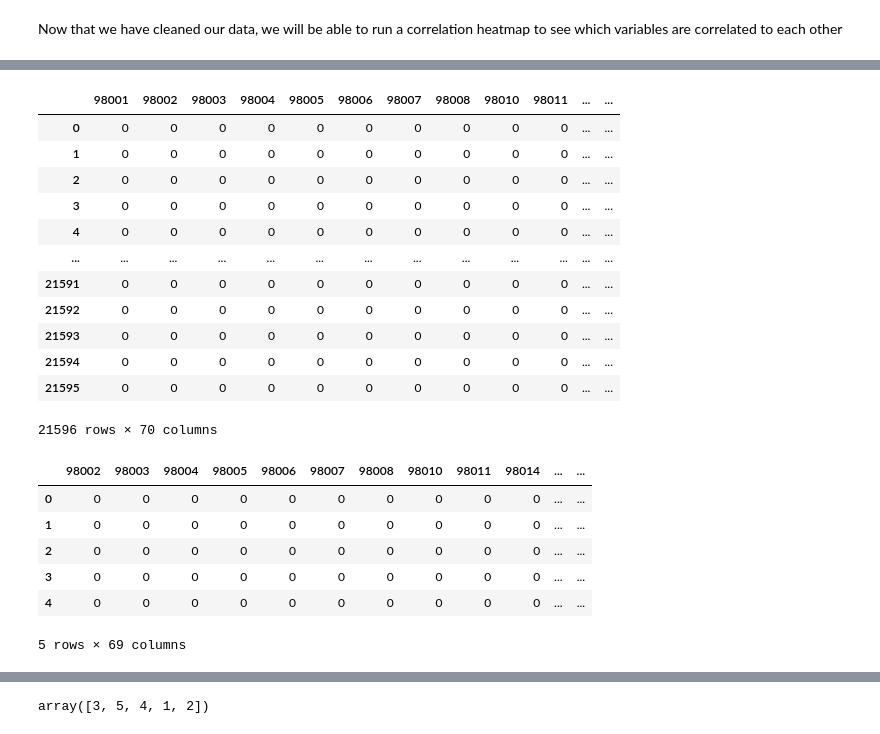
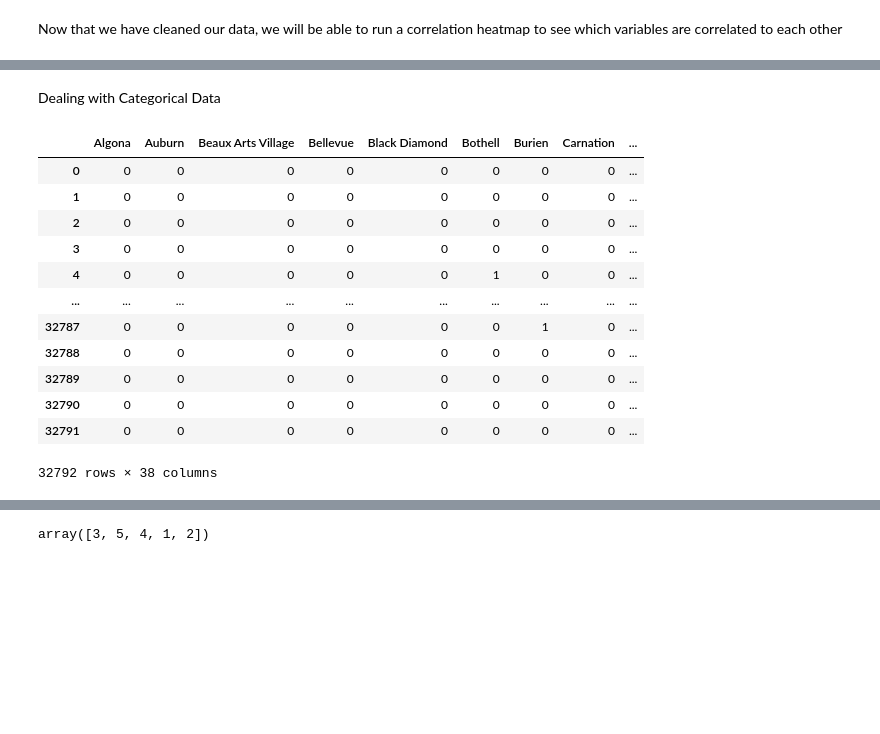
Before and after one commit to navahmed/Linear-Regression-Project---Washington-House-Prices, a Jupyter notebook: Untitled.ipynb, the cells around one changed output, grey strips where cells are left out. Saved outputs shown, nothing was run; the diff lists cells and outputs as text; code cells hidden in the pictures; blank space fills up the shorter version.

```diff
--- a/Untitled.ipynb
+++ b/Untitled.ipynb
@@ -185,0 +219,2 @@ df['sqft_above'].min()
+# %%
+result = pd.merge(df,data_merged,on='zipcode',how='left')
@@ -185,0 +257,2 @@ df['sqft_above'].min()
+# %%
+result['City'] = result['City'].fillna('Woodinville')
@@ -185,0 +295,2 @@ df['sqft_above'].min()
+# %%
+result.loc[((result['City']=='Lk Forest Park') | (result['City']== 'Lk Forest Pk')), 'City']='Lake Forest Park'
@@ -185,0 +406,2 @@ df['sqft_above'].min()
+# %%
+df = result
@@ -236,21 +482,23 @@ abs(df.corr())>0.75
+# %% [markdown]
+Dealing with Categorical Data
 # %%
 lb = LabelBinarizer()
-origin_dummies = lb.fit_transform(df['zipcode'])
+origin_dummies = lb.fit_transform(df['City'])
 # You need to convert this back to a dataframe
-zip_dum_df = pd.DataFrame(origin_dummies,columns=lb.classes_)
-zip_dum_df
+city_dum_df = pd.DataFrame(origin_dummies,columns=lb.classes_)
+city_dum_df
 # %% [output]
-|  | 98001 | 98002 | 98003 | 98004 | 98005 | 98006 | 98007 | 98008 | 98010 | 98011 | ... | ... |
-| 0 | 0 | 0 | 0 | 0 | 0 | 0 | 0 | 0 | 0 | 0 | ... | ... |
-| 1 | 0 | 0 | 0 | 0 | 0 | 0 | 0 | 0 | 0 | 0 | ... | ... |
-| 2 | 0 | 0 | 0 | 0 | 0 | 0 | 0 | 0 | 0 | 0 | ... | ... |
-| 3 | 0 | 0 | 0 | 0 | 0 | 0 | 0 | 0 | 0 | 0 | ... | ... |
-| 4 | 0 | 0 | 0 | 0 | 0 | 0 | 0 | 0 | 0 | 0 | ... | ... |
-| ... | ... | ... | ... | ... | ... | ... | ... | ... | ... | ... | ... | ... |
-| 21591 | 0 | 0 | 0 | 0 | 0 | 0 | 0 | 0 | 0 | 0 | ... | ... |
-| 21592 | 0 | 0 | 0 | 0 | 0 | 0 | 0 | 0 | 0 | 0 | ... | ... |
-| 21593 | 0 | 0 | 0 | 0 | 0 | 0 | 0 | 0 | 0 | 0 | ... | ... |
-| 21594 | 0 | 0 | 0 | 0 | 0 | 0 | 0 | 0 | 0 | 0 | ... | ... |
-| 21595 | 0 | 0 | 0 | 0 | 0 | 0 | 0 | 0 | 0 | 0 | ... | ... |
+|  | Algona | Auburn | Beaux Arts Village | Bellevue | Black Diamond | Bothell | Burien | Carnation | ... |
+| 0 | 0 | 0 | 0 | 0 | 0 | 0 | 0 | 0 | ... |
+| 1 | 0 | 0 | 0 | 0 | 0 | 0 | 0 | 0 | ... |
+| 2 | 0 | 0 | 0 | 0 | 0 | 0 | 0 | 0 | ... |
+| 3 | 0 | 0 | 0 | 0 | 0 | 0 | 0 | 0 | ... |
+| 4 | 0 | 0 | 0 | 0 | 0 | 1 | 0 | 0 | ... |
+| ... | ... | ... | ... | ... | ... | ... | ... | ... | ... |
+| 32787 | 0 | 0 | 0 | 0 | 0 | 0 | 1 | 0 | ... |
+| 32788 | 0 | 0 | 0 | 0 | 0 | 0 | 0 | 0 | ... |
+| 32789 | 0 | 0 | 0 | 0 | 0 | 0 | 0 | 0 | ... |
+| 32790 | 0 | 0 | 0 | 0 | 0 | 0 | 0 | 0 | ... |
+| 32791 | 0 | 0 | 0 | 0 | 0 | 0 | 0 | 0 | ... |
-21596 rows × 70 columns
+32792 rows × 38 columns
 # %%
@@ -258,10 +505,0 @@ zip_dum_df.drop(columns=98001, inplace=True)
-# %%
-zip_dum_df.head()
-# %% [output]
-|  | 98002 | 98003 | 98004 | 98005 | 98006 | 98007 | 98008 | 98010 | 98011 | 98014 | ... | ... |
-| 0 | 0 | 0 | 0 | 0 | 0 | 0 | 0 | 0 | 0 | 0 | ... | ... |
-| 1 | 0 | 0 | 0 | 0 | 0 | 0 | 0 | 0 | 0 | 0 | ... | ... |
-| 2 | 0 | 0 | 0 | 0 | 0 | 0 | 0 | 0 | 0 | 0 | ... | ... |
-| 3 | 0 | 0 | 0 | 0 | 0 | 0 | 0 | 0 | 0 | 0 | ... | ... |
-| 4 | 0 | 0 | 0 | 0 | 0 | 0 | 0 | 0 | 0 | 0 | ... | ... |
-5 rows × 69 columns
```
Also changed, not shown: parts of 97 cells of this notebook.
